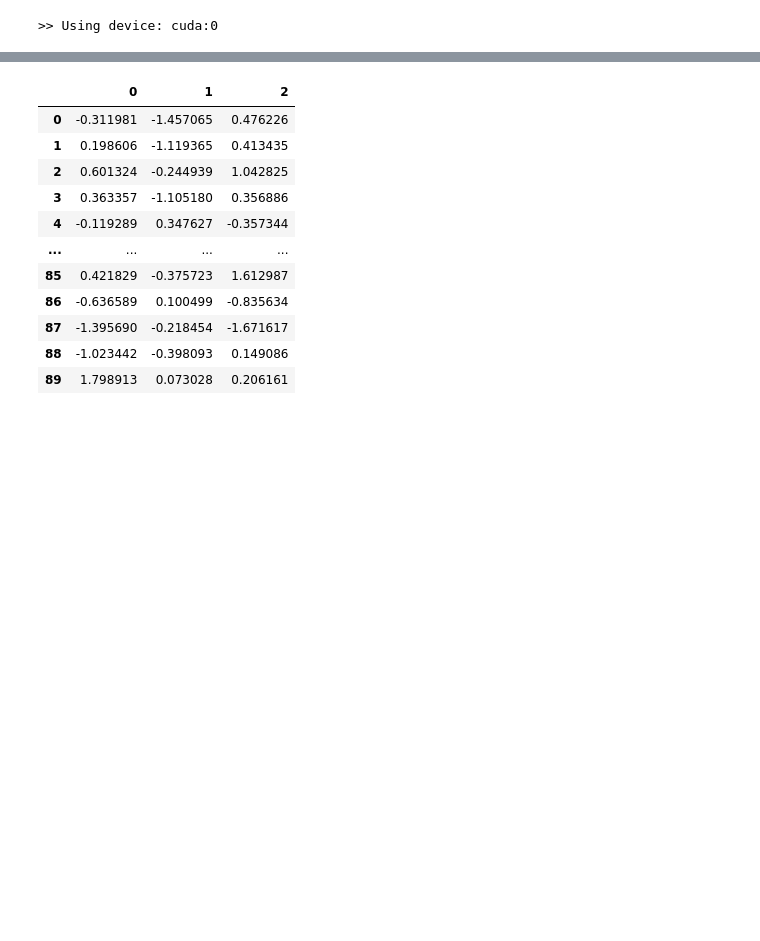
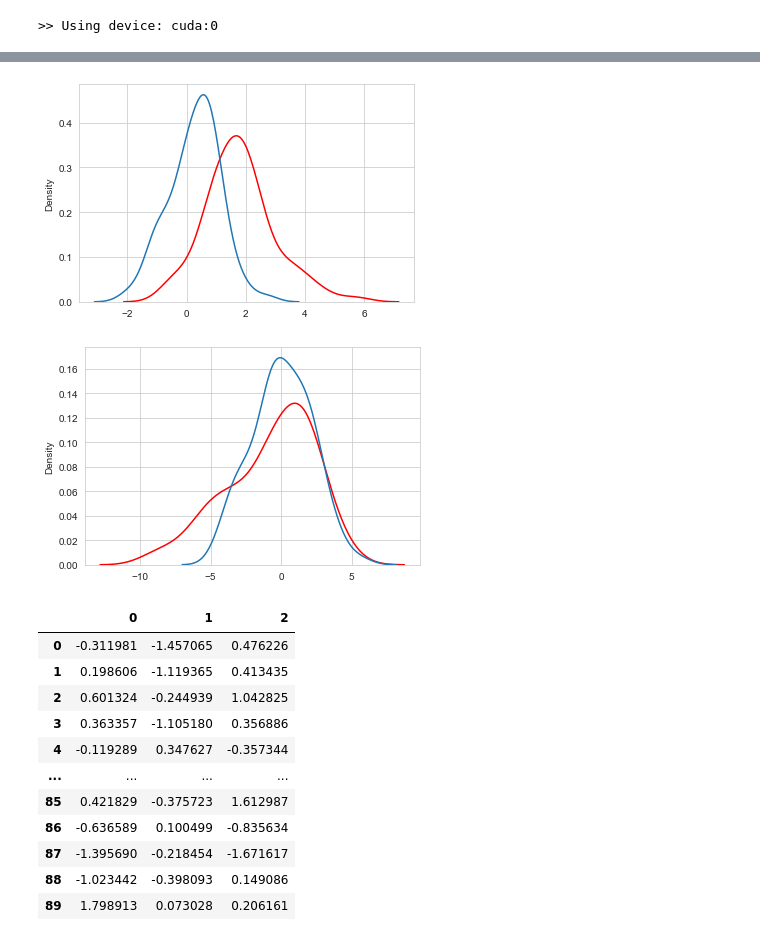
Before and after one commit to AlliBusa/02456_Project_Causality, a Jupyter notebook: generating_synthetic_data.ipynb, the cells around one changed output, grey strips where cells are left out. Cells and saved outputs as stored; diff of their text form; code cells hidden in the pictures; blank space fills up the shorter version.

```diff
--- a/generating_synthetic_data.ipynb
+++ b/generating_synthetic_data.ipynb
@@ -548,0 +601,12 @@ x_samples = px.sample()
+# %%
+import seaborn as sns
+Za=Tensor.cpu(outputs['z']).numpy()
+sns.kdeplot(Za[:,0], color='red') # Z's inferred from 'x' of test set
+sns.kdeplot(Zs[910:,0,0]) # Synthetically generated Z's (test set)
+plt.show()
+sns.kdeplot(Za[:,1], color='red')
+sns.kdeplot(Zs[910:,1,0])
+plt.show()
+# %% [output]
+[figure, added]
+[figure, added]
```
Also changed, not shown: parts of 9 cells of this notebook.
